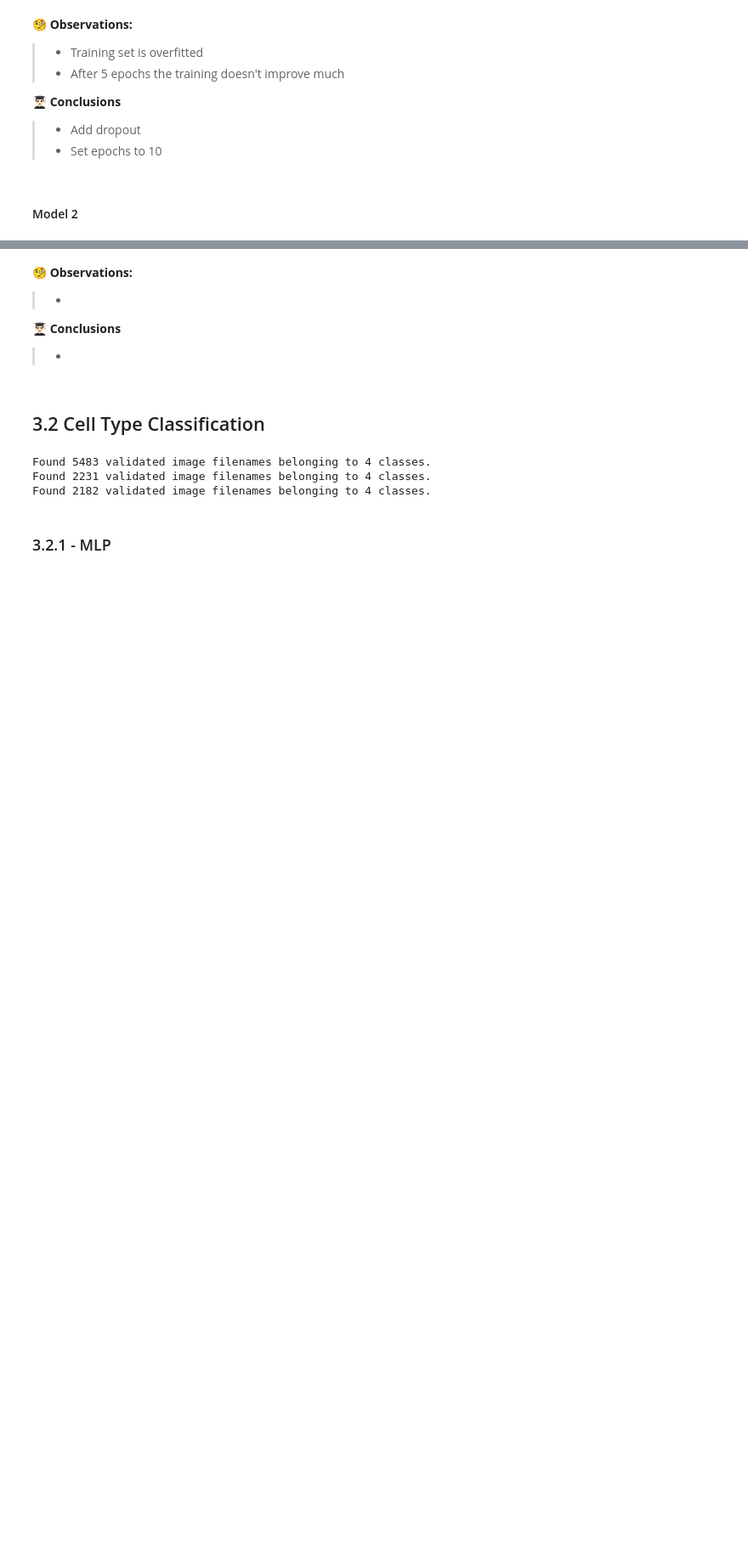
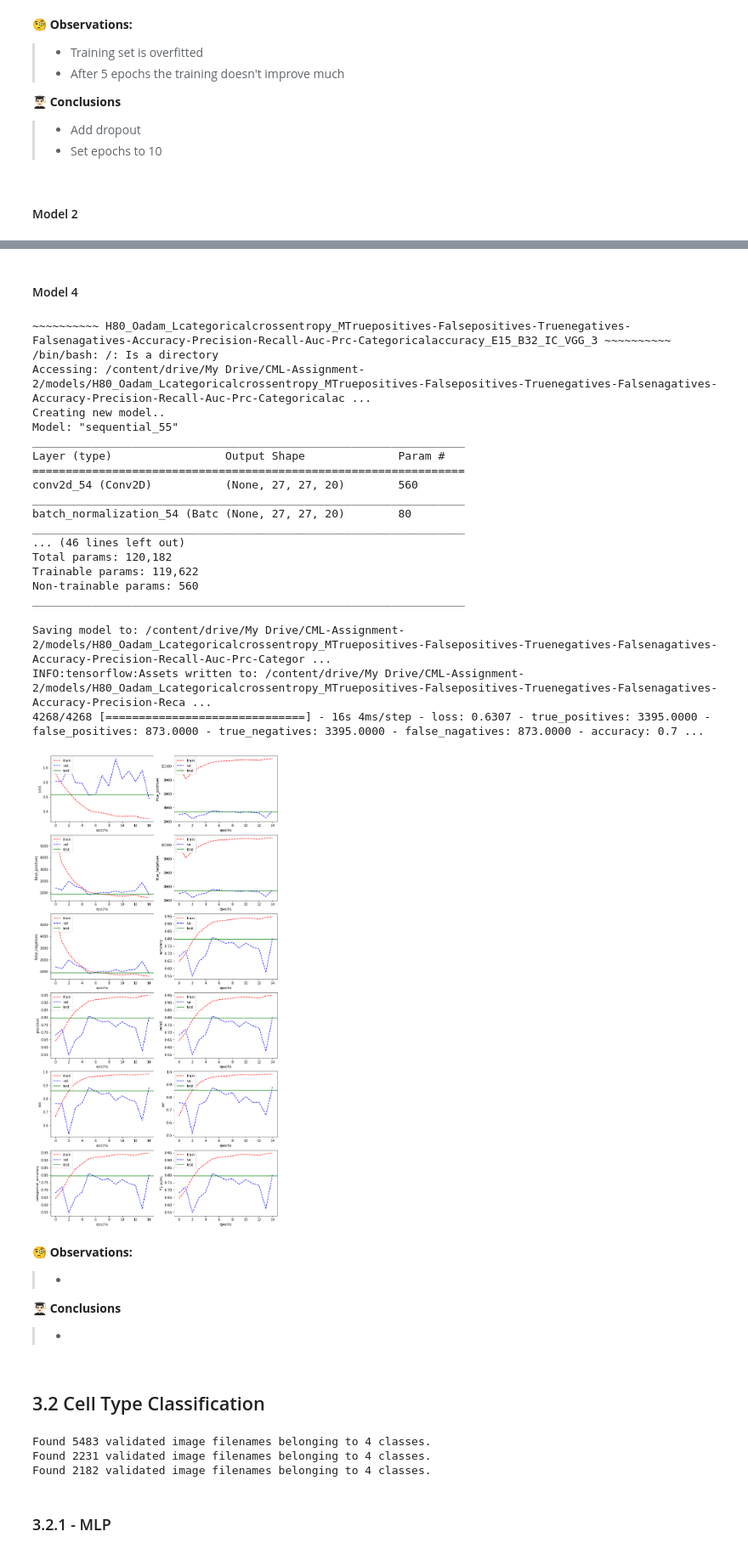
Before and after one commit to Luke-Mason/CML-Assignment-2, a Jupyter notebook: main.ipynb, the cells around one changed output, grey strips where cells are left out. Shown at 85% size. Cells and saved outputs as stored; diff of their text form; code cells hidden in the pictures; blank space fills up the shorter version.

```diff
--- a/main.ipynb
+++ b/main.ipynb
@@ -1414,3 +1508,81 @@ _________________________________________________________________
+# %% [markdown]
+#### Model 4
+# %%
+parameters["hidden_layer_dim"] = 108
+parameters["epochs"] = 15
+reg_lambda = 0.001
+
+layers = [
+    #VGG block 1
+    tf.keras.layers.Conv2D(27, (3, 3), activation='relu', padding='same',
+                           kernel_regularizer = tf.keras.regularizers.l2(reg_lambda), input_shape=(27, 27, 3)),
+    tf.keras.layers.BatchNormalization(),
+    tf.keras.layers.Dropout(0.2),
+    tf.keras.layers.Conv2D(27, (3, 3), activation='relu', padding='same',
+                           kernel_regularizer=tf.keras.regularizers.l2(reg_lambda)),
+    tf.keras.layers.MaxPooling2D((3, 3)),
+    tf.keras.layers.BatchNormalization(),
+    tf.keras.layers.Dropout(0.2),
+
+    #VGG block 2
+    tf.keras.layers.Conv2D(54, (3, 3), activation='relu', padding='same',
+                           kernel_regularizer=tf.keras.regularizers.l2(reg_lambda)),
+    tf.keras.layers.BatchNormalization(),
+    tf.keras.layers.Dropout(0.2),
+    tf.keras.layers.Conv2D(54, (3, 3), activation='relu', padding='same',
+                           kernel_regularizer=tf.keras.regularizers.l2(reg_lambda)),
+    tf.keras.layers.BatchNormalization(),
+    tf.keras.layers.Dropout(0.2),
+    tf.keras.layers.MaxPooling2D((3, 3)),
+
+    #VGG block 3
+    tf.keras.layers.Conv2D(108, (3, 3), activation='relu', padding='same',
+                           kernel_regularizer=tf.keras.regularizers.l2(reg_lambda)),
+    tf.keras.layers.BatchNormalization(),
+    tf.keras.layers.Dropout(0.2),
+    tf.keras.layers.Conv2D(108, (3, 3), activation='relu', padding='same',
+                           kernel_regularizer=tf.keras.regularizers.l2(reg_lambda)),
+    tf.keras.layers.BatchNormalization(),
+    tf.keras.layers.Dropout(0.2),
+    tf.keras.layers.MaxPooling2D((3, 3)),
+
+    tf.keras.layers.Flatten(),
+    tf.keras.layers.Dense(parameters["hidden_layer_dim"], activation='relu'),
+    tf.keras.layers.Dropout(0.3),
+    tf.keras.layers.Dense(OUTPUT_CLASSES, activation=tf.keras.activations.softmax),
+]
+
+# Create model.
+model = tf.keras.Sequential(layers)
+
+# Train and save model
+history, model = run_model(model, parameters, "IC_VGG_3", train_imagery_set, val_imagery_set)
+
+# Plot the results for run though of the data (epoch).
+test_metrics = model.evaluate(test_imagery_set)
+plot_learning_curve(history, parameters["metrics"], test_metrics)
+# %% [output]
+~~~~~~~~~~ H80_Oadam_Lcategoricalcrossentropy_MTruepositives-Falsepositives-Truenegatives-Falsenagatives-Accuracy-Precision-Recall-Auc-Prc-Categoricalaccuracy_E15_B32_IC_VGG_3 ~~~~~~~~~~
+/bin/bash: /: Is a directory
+Accessing: /content/drive/My Drive/CML-Assignment-2/models/H80_Oadam_Lcategoricalcrossentropy_MTruepositives-Falsepositives-Truenegatives-Falsenagatives-Accuracy-Precision-Recall-Auc-Prc-Categoricalac ...
+Creating new model..
+Model: "sequential_55"
+_________________________________________________________________
+Layer (type)                 Output Shape              Param #
+=================================================================
+conv2d_54 (Conv2D)           (None, 27, 27, 20)        560
+_________________________________________________________________
+batch_normalization_54 (Batc (None, 27, 27, 20)        80
+_________________________________________________________________
+... (46 lines left out)
+Total params: 120,182
+Trainable params: 119,622
+Non-trainable params: 560
+_________________________________________________________________
+Saving model to: /content/drive/My Drive/CML-Assignment-2/models/H80_Oadam_Lcategoricalcrossentropy_MTruepositives-Falsepositives-Truenegatives-Falsenagatives-Accuracy-Precision-Recall-Auc-Prc-Categor ...
+INFO:tensorflow:Assets written to: /content/drive/My Drive/CML-Assignment-2/models/H80_Oadam_Lcategoricalcrossentropy_MTruepositives-Falsepositives-Truenegatives-Falsenagatives-Accuracy-Precision-Reca ...
+4268/4268 [==============================] - 16s 4ms/step - loss: 0.6307 - true_positives: 3395.0000 - false_positives: 873.0000 - true_negatives: 3395.0000 - false_nagatives: 873.0000 - accuracy: 0.7 ...
+[figure, added]
 # %% [markdown]
 🧐 **Observations:**
 > -
```
Also changed, not shown: parts of 9 cells of this notebook.
